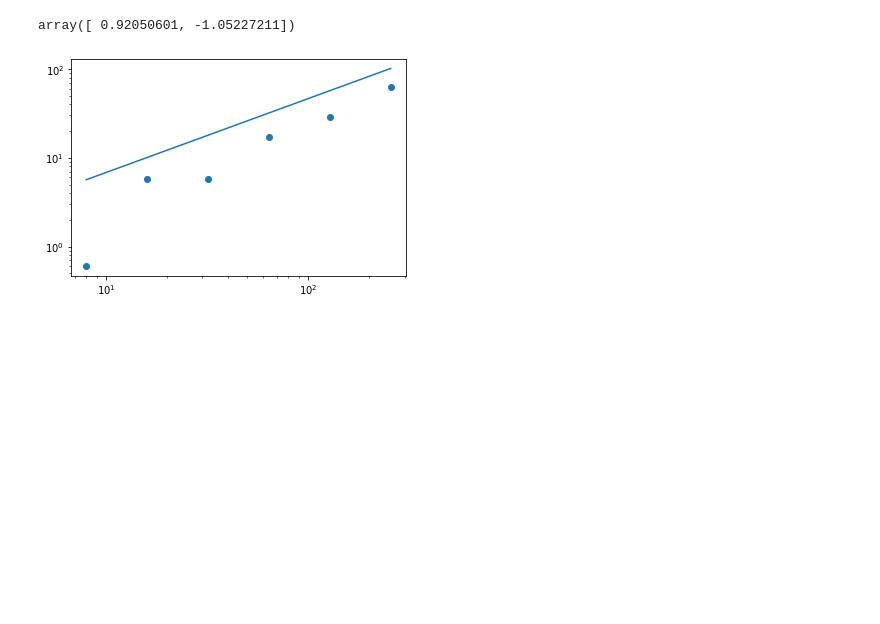
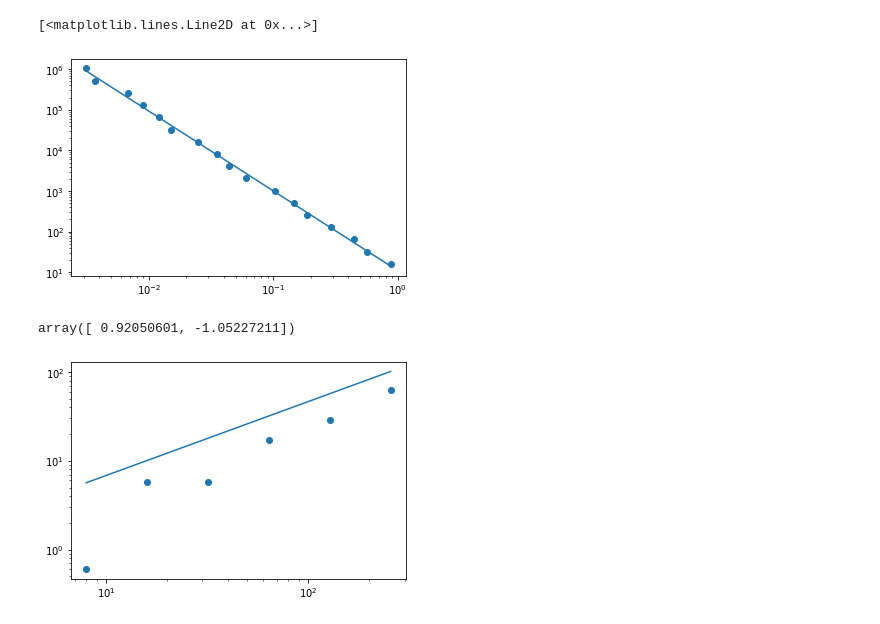
Before and after one commit to gentinettagian/complexity_of_qsvms, a Jupyter notebook: dual_qsvm/kernel_error.ipynb, the cells around one changed output. Drawn from its saved outputs; the diff is of its cells as text; code cells hidden in the pictures; blank space fills up the shorter version.

```diff
--- a/dual_qsvm/kernel_error.ipynb
+++ b/dual_qsvm/kernel_error.ipynb
@@ -70,3 +98,11 @@ array([ 0.66891755, -4.39943511])
+# %%
+plt.scatter(E,Rs)
+plt.yscale('log')
+plt.xscale('log')
+plt.plot(E, E**(1/p[0])/np.exp(p[1]/p[0]))
+# %% [output]
+[<matplotlib.lines.Line2D at 0x...>]
+[figure, added]
 # %%
 R = 1024
 E2= []
```
Also changed, not shown: parts of 18 cells of this notebook, 6 other files.
